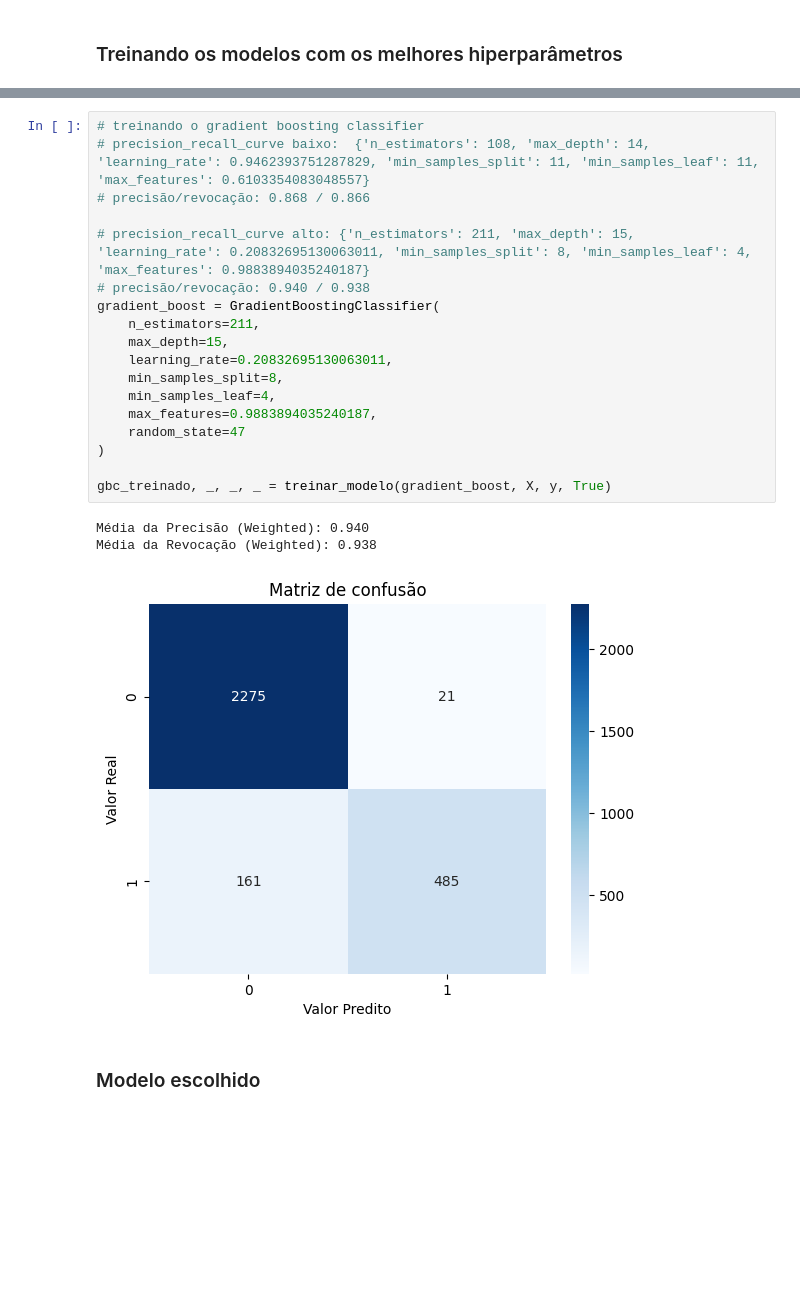
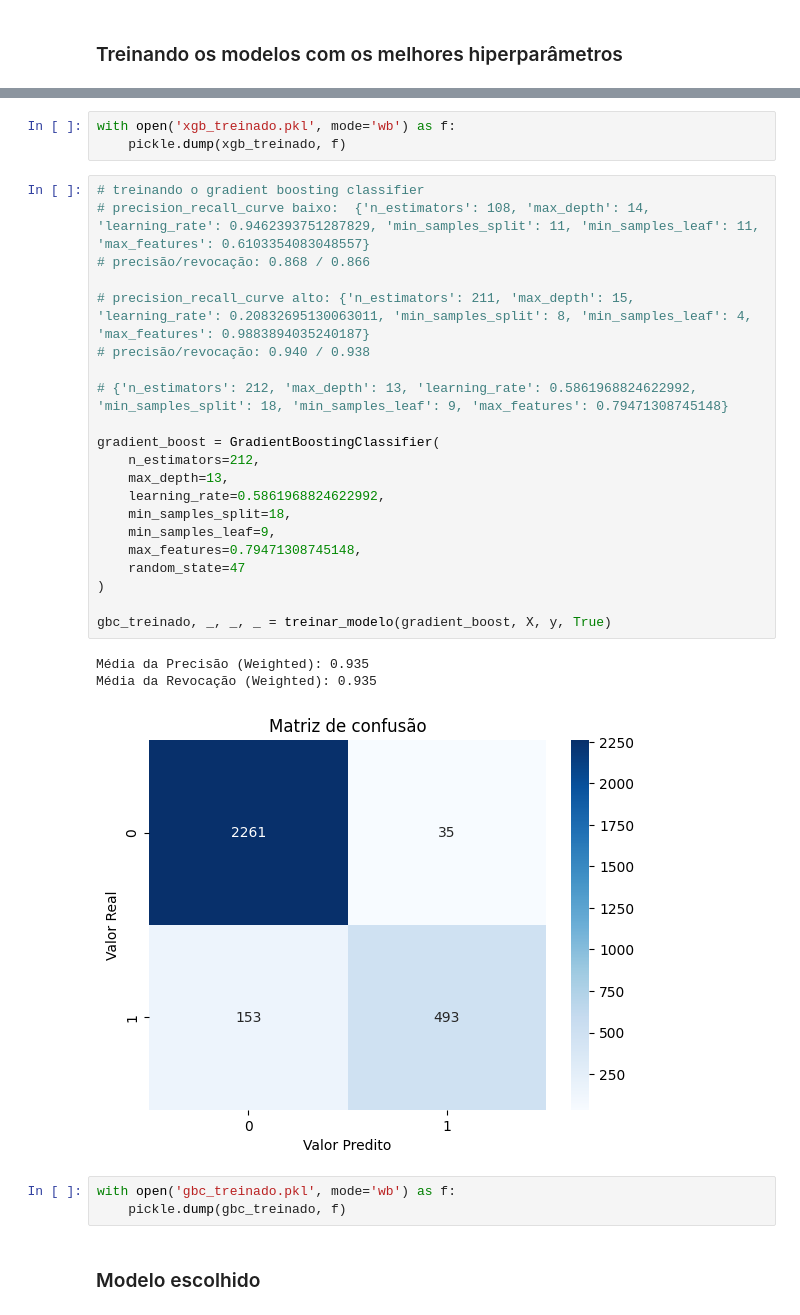
Before and after one commit to GBibiano/risco-credito, a Jupyter notebook: modelagem.ipynb, the cells around one changed output, grey strips where cells are left out. Cells and saved outputs as stored; diff of their text form; blank space fills up the shorter version.

```diff
--- a/modelagem.ipynb
+++ b/modelagem.ipynb
@@ -542,25 +571,34 @@ Média da Revocação (Weighted): 0.935
+# %%
+with open('xgb_treinado.pkl', mode='wb') as f:
+    pickle.dump(xgb_treinado, f)
 # %%
 # treinando o gradient boosting classifier
 # precision_recall_curve baixo:  {'n_estimators': 108, 'max_depth': 14, 'learning_rate': 0.9462393751287829, 'min_samples_split': 11, 'min_samples_leaf': 11, 'max_features': 0.6103354083048557}
 # precisão/revocação: 0.868 / 0.866
 
 # precision_recall_curve alto: {'n_estimators': 211, 'max_depth': 15, 'learning_rate': 0.20832695130063011, 'min_samples_split': 8, 'min_samples_leaf': 4, 'max_features': 0.9883894035240187}
 # precisão/revocação: 0.940 / 0.938
+
+# {'n_estimators': 212, 'max_depth': 13, 'learning_rate': 0.5861968824622992, 'min_samples_split': 18, 'min_samples_leaf': 9, 'max_features': 0.79471308745148}
+
 gradient_boost = GradientBoostingClassifier(
-    n_estimators=211,
-    max_depth=15,
-    learning_rate=0.20832695130063011,
-    min_samples_split=8,
-    min_samples_leaf=4,
-    max_features=0.9883894035240187,
+    n_estimators=212,
+    max_depth=13,
+    learning_rate=0.5861968824622992,
+    min_samples_split=18,
+    min_samples_leaf=9,
+    max_features=0.79471308745148,
     random_state=47
 )
 
 gbc_treinado, _, _, _ = treinar_modelo(gradient_boost, X, y, True)
 # %% [output]
-Média da Precisão (Weighted): 0.940
-Média da Revocação (Weighted): 0.938
+Média da Precisão (Weighted): 0.935
+Média da Revocação (Weighted): 0.935
-[figure, old version]
+[figure, new version]
+# %%
+with open('gbc_treinado.pkl', mode='wb') as f:
+    pickle.dump(gbc_treinado, f)
 # %% [markdown]
 ### Modelo escolhido
 # %%
```
Also changed, not shown: parts of 9 cells of this notebook, 2 other files.
